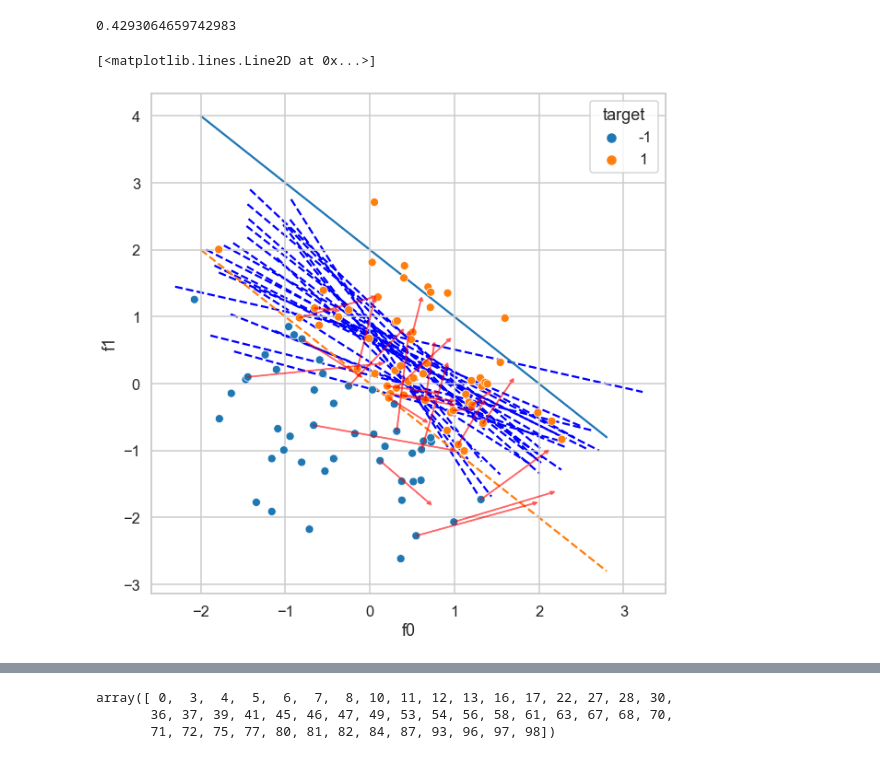
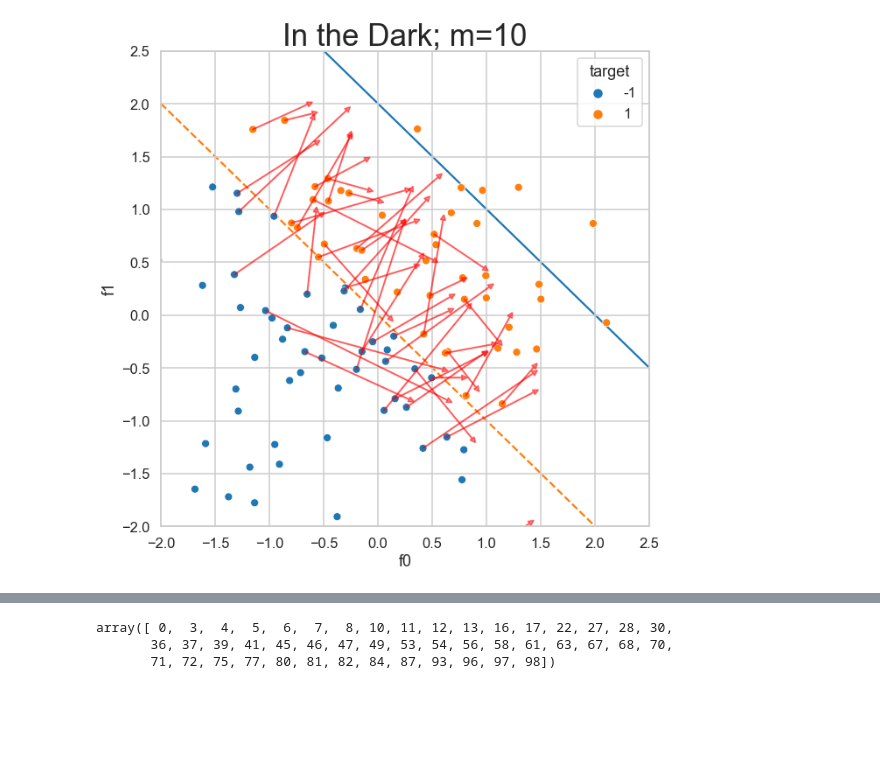
Before and after one commit to alexanderoa/cs294_project, a Jupyter notebook: notebooks/cs294_project.ipynb, the cells around one changed output, grey strips where cells are left out. Drawn from its saved outputs; the diff is of its cells as text; code cells hidden in the pictures; blank space fills up the shorter version.

```diff
--- a/notebooks/cs294_project.ipynb
+++ b/notebooks/cs294_project.ipynb
@@ -33,7 +34,7 @@ More todos:
 '''
 # %%
 model = HardtModel(LinearCost(a=np.array([1,1])))
-data = create_dataset(1000, d = 2)
+data = create_dataset(500, d = 2)
 model.fit(data[['f0', 'f1']], data['target'])
 # %%
 n = 100
@@ -75,4 +70,0 @@ array([-0.89677252])
-# %%
-dark_fhat[0].coef_[0][0]
-# %% [output]
-0.4293064659742983
@@ -84,24 +84,38 @@ plot_df = plot_df.astype({'target': 'category'})
 # %%
-sns.set_style('whitegrid')
-sns.set_context('talk')
-ax = plt.figure(figsize=(10, 10))
-ax = sns.scatterplot(data = plot_df, x = 'f0', y = 'f1', hue = 'target', palette = sns.color_palette('tab10')[:2])
-t = np.arange(-2, 3, 0.2)
-for i in range(len(plot_df)):
-    if plot_df['f0_after'].loc[i] - plot_df['f0'].loc[i] < 0.05:
-        continue
-    plt.plot(t*dark_fhat[i].coef_[0][0], -t*dark_fhat[i].coef_[0][1] - dark_fhat[i].intercept_, 'b--', zorder=0)
-    ax.arrow(x = plot_df['f0'].loc[i],
-             y = plot_df['f1'].loc[i],
-             dx = plot_df['f0_after'].loc[i] - plot_df['f0'].loc[i],
-             dy = plot_df['f1_after'].loc[i] - plot_df['f1'].loc[i],
-             width = 0.005,
-             head_width = 0.05,
-             head_length = 0.05,
-             color = 'red',
-             alpha = 0.5)
-plt.plot(t, -t - model.intercept_, zorder=0)
-plt.plot(t, -t - model.intercept_-2, '--', zorder=0)
+dark_df = next.copy()
+dark_df['f0_after'] = dark['f0']
+dark_df['f1_after'] = dark['f1']
+dark_df = dark_df.astype({'target': 'category'})
+
+dark100_df = next.copy()
+dark100_df['f0_after'] = dark100['f0']
+dark100_df['f1_after'] = dark100['f1']
+dark100_df = dark100_df.astype({'target': 'category'})
+
+full_df = next.copy()
+full_df['f0_after'] = full_info['f0']
+full_df['f1_after'] = full_info['f1']
+full_df = full_df.astype({'target': 'category'})
+
+def plot_sim(plot_df, model):
+    sns.set_style('whitegrid')
+    sns.set_context('talk')
+    ax = plt.figure(figsize = (10,10))
+    ax = sns.scatterplot(data=plot_df, x='f0', y='f1', hue='target', palette=sns.color_palette('tab10')[:2])
+    for i in range(len(plot_df)):
+        if plot_df['f0_after'].loc[i] - plot_df['f0'].loc[i] < 0.05:
+            continue
+        ax.arrow(x=plot_df['f0'].loc[i],
+                 y=plot_df['f1'].loc[i],
+                 dx=plot_df['f0_after'].loc[i] - plot_df['f0'].loc[i],
+                 dy=plot_df['f1_after'].loc[i] - plot_df['f1'].loc[i],
+                 width=0.005,
+                 head_width=0.05,
+                 head_length=0.05,
+                 color='red',
+                 alpha=0.5)
+    t = np.arange(-2, 4, 0.2)
+    plt.plot(t, -t - model.intercept_, zorder=0, label='Strategic')
+    plt.plot(t, -t - model.intercept_ - 2, '--', zorder=0, label='Non-strategic')
+    plt.xlim(-2, 2.5)
+    plt.ylim(-2, 2.5)
-# %% [output]
-[<matplotlib.lines.Line2D at 0x...>]
-[figure, removed]
@@ -112,0 +122,6 @@ plot_df = plot_df.astype({'target': 'category'})
+# %%
+plot_sim(dark_df, model)
+plt.title('In the Dark; m=10', fontsize=35)
+plt.savefig('dark.png')
+# %% [output]
+[figure, added]
```
Also changed, not shown: parts of 11 cells of this notebook, 1 other file.
